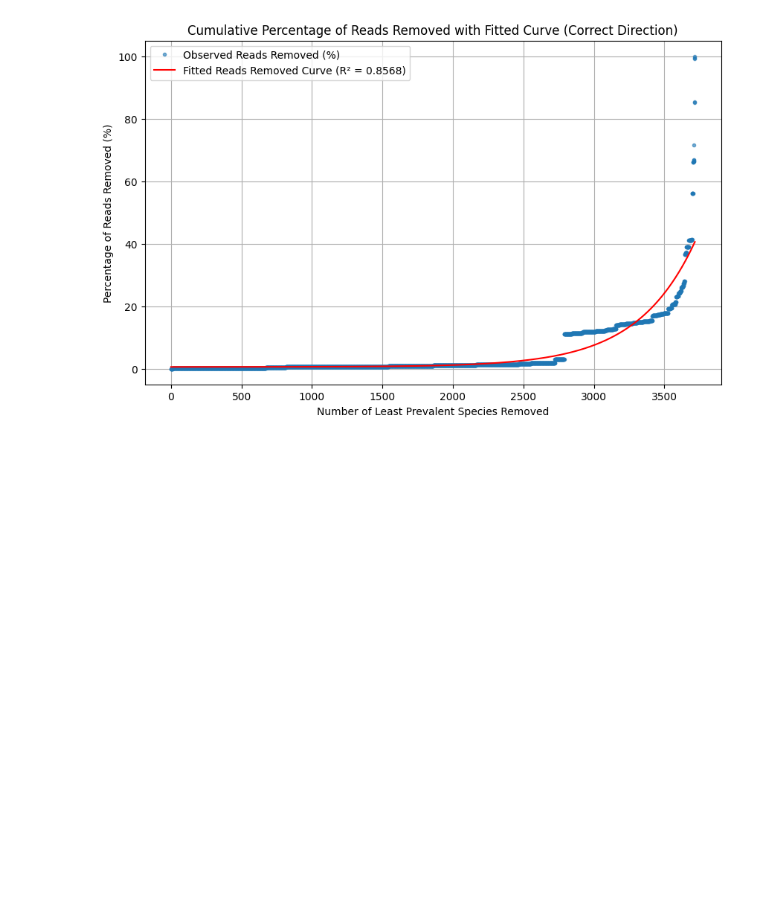
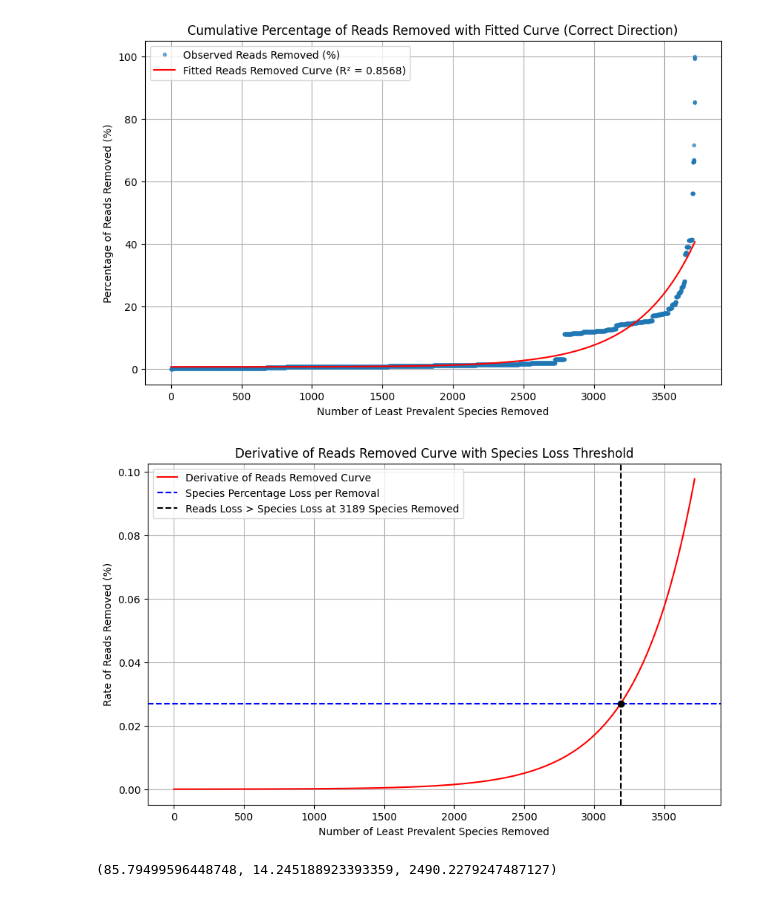
Before and after one commit to motleystate/moonstone, a Jupyter notebook: moonstone/filtering/ReadFiltering_ComputingThreshold.ipynb, the cells around one changed output. Cells and saved outputs as stored; diff of their text form; code cells hidden in the pictures; blank space fills up the shorter version.

```diff
--- a/moonstone/filtering/ReadFiltering_ComputingThreshold.ipynb
+++ b/moonstone/filtering/ReadFiltering_ComputingThreshold.ipynb
@@ -38,3 +40,16 @@ taxa_metrics = pd.DataFrame({"percent present": 100 * (1 - (df == 0).astype(int)
+# %%
+# Define the bounded logistic model (taxa model)
+def bounded_logistic(x, L, a, b):
+    return L / (1 + a * x**b)
+
+# Define generalized sigmoid function (reads model)
+def generalized_sigmoid(x, L, k, x0, c):
+    return L / (1 + np.exp(-k * (x - x0))) + c
+
+# Define derivative of the generalized sigmoid function
+def generalized_sigmoid_derivative(x, L, k, x0, c):
+    exp_term = np.exp(-k * (x - x0))
+    return (L * k * exp_term) / ((1 + exp_term) ** 2)
 # %%
 # Sort by percent present descending
 sorted_metrics = taxa_metrics.sort_values(by='percent present', ascending=False).reset_index(drop=True)
@@ -106,3 +117,58 @@ plt.legend()
 plt.show()
 # %% [output]
 [figure]
+# %%
+# Total number of species
+total_species = len(sorted_metrics)
+
+# Percentage loss per species removed
+species_percentage_loss_per_removal = (1 / total_species) * 100
+
+
+
+# Find first index where derivative of reads removed exceeds species percentage loss
+# Calculate derivative of the fitted reads removed curve
+reads_derivative_final = generalized_sigmoid_derivative(x_removal, *popt_sigmoid_final)
+exceed_indices = np.where(reads_derivative_final > species_percentage_loss_per_removal)[0]
+
+# Determine first such occurrence
+if exceed_indices.size > 0:
+    first_exceed_idx = exceed_indices[0]
+    species_removed_count_exceed = x_removal[first_exceed_idx]
+    derivative_value_exceed = reads_derivative_final[first_exceed_idx]
+else:
+    species_removed_count_exceed = None
+    derivative_value_exceed = None
+
+# Plot derivative with threshold marked
+plt.figure(figsize=(10, 6))
+plt.plot(x_removal, reads_derivative_final, color='red', label='Derivative of Reads Removed Curve')
+plt.axhline(species_percentage_loss_per_removal, color='blue', linestyle='--', label='Species Percentage Loss per Removal')
+if species_removed_count_exceed is not None:
+    plt.axvline(species_removed_count_exceed, color='black', linestyle='--', label=f'Reads Loss > Species Loss at {species_removed_count_exceed} Species Removed')
+    plt.scatter([species_removed_count_exceed], [derivative_value_exceed], color='black', zorder=5)
+plt.xlabel('Number of Least Prevalent Species Removed')
+plt.ylabel('Rate of Reads Removed (%)')
+plt.title('Derivative of Reads Removed Curve with Species Loss Threshold')
+plt.grid(True)
+plt.legend()
+plt.show()
+# %% [output]
+[figure, added]
+# %%
+# Total number of species
+total_species = len(sorted_metrics)
+
+# Calculate percentage of species removed
+species_pct_removed = (species_removed_count_exceed / total_species) * 100
+
+# Calculate percentage of reads removed at that point using observed values
+reads_pct_removed = reads_removed_percentage[species_removed_count_exceed]
+
+# Determine the minimum number of reads among the retained species
+retained_species = sorted_metrics.iloc[species_removed_count_exceed:]
+min_reads_retained = retained_species['total reads'].min()
+
+species_pct_removed, reads_pct_removed, min_reads_retained
+# %% [output]
+(85.79499596448748, 14.245188923393359, 2490.2279247487127)
```
Also changed, not shown: parts of 6 cells of this notebook, 1 other file.
